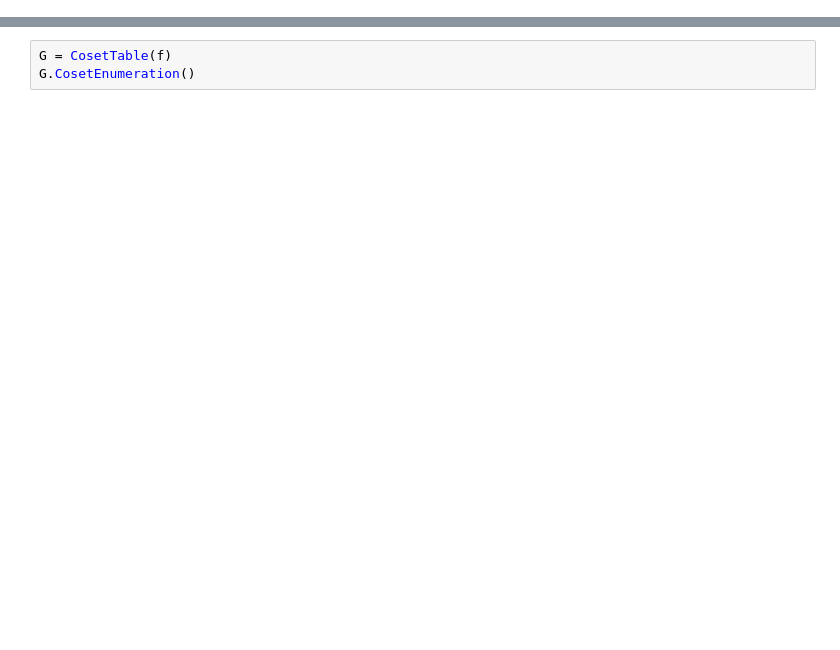
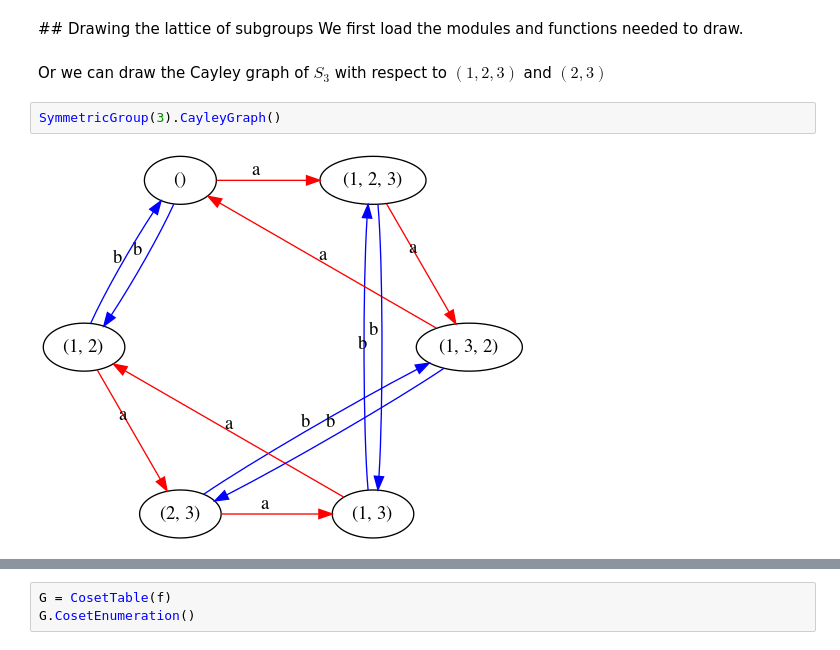
Before and after one commit to lmd-ugr/Grupos, a Jupyter notebook: Tutorial.ipynb, the cells around one changed output, grey strips where cells are left out. Saved outputs shown, nothing was run; the diff lists cells and outputs as text; blank space fills up the shorter version.

```diff
--- a/Tutorial.ipynb
+++ b/Tutorial.ipynb
@@ -130,0 +828,9 @@ print(f)
+# %% [markdown]
+## Drawing the lattice of subgroups
+We first load the modules and functions needed to draw.
+# %% [markdown]
+Or we can draw the Cayley graph of $S_3$ with respect to $(1,2,3)$ and $(2,3)$
+# %%
+SymmetricGroup(3).CayleyGraph()
+# %% [output]
+[figure, added]
```
Also changed, not shown: parts of 307 cells of this notebook, 23 other files.
